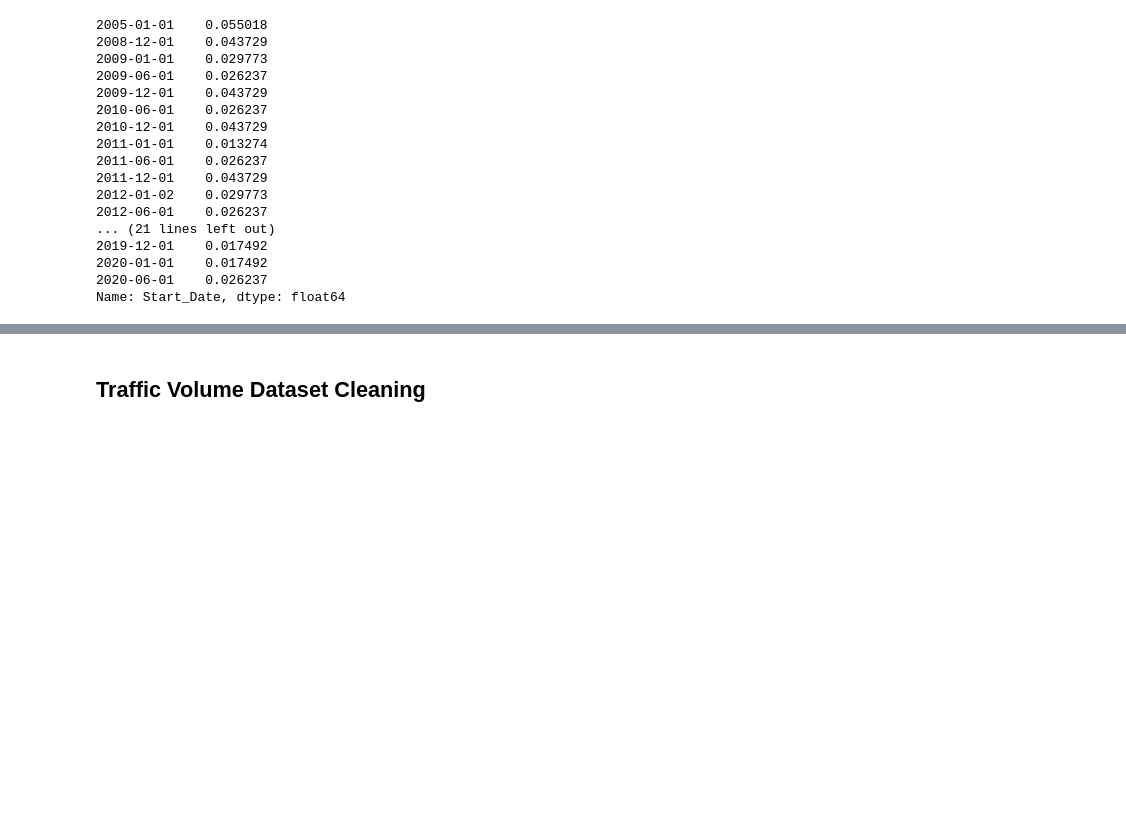
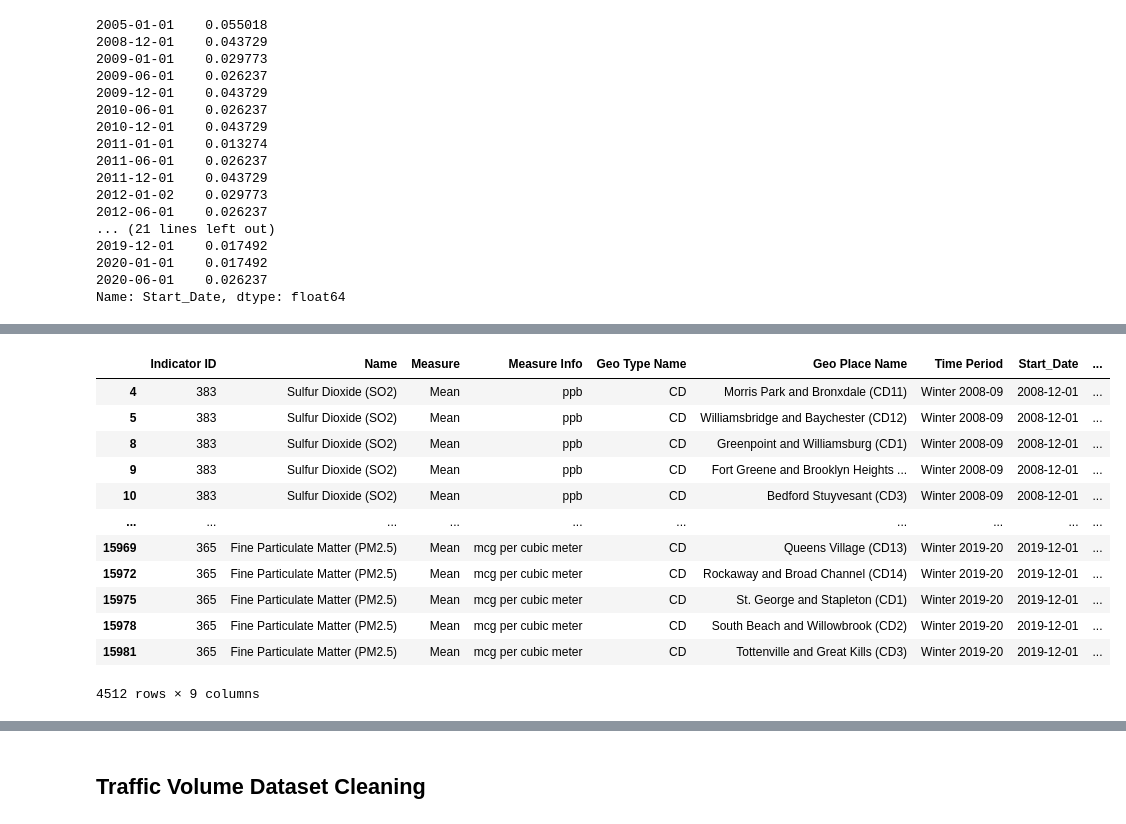
Before and after one commit to daniel-a-r/ccny_data_science_project, a Jupyter notebook: data_science_project.ipynb, the cells around one changed output, grey strips where cells are left out. Cells and saved outputs as stored; diff of their text form; code cells hidden in the pictures; blank space fills up the shorter version.

Commit message:
Clean air quality data

```diff
--- a/data_science_project.ipynb
+++ b/data_science_project.ipynb
@@ -311,0 +367,16 @@ Name: Start_Date, dtype: float64
+# %%
+air_quality[air_quality['Time Period'].str.contains('Winter')]
+# %% [output]
+|  | Indicator ID | Name | Measure | Measure Info | Geo Type Name | Geo Place Name | Time Period | Start_Date | ... |
+| 4 | 383 | Sulfur Dioxide (SO2) | Mean | ppb | CD | Morris Park and Bronxdale (CD11) | Winter 2008-09 | 2008-12-01 | ... |
+| 5 | 383 | Sulfur Dioxide (SO2) | Mean | ppb | CD | Williamsbridge and Baychester (CD12) | Winter 2008-09 | 2008-12-01 | ... |
+| 8 | 383 | Sulfur Dioxide (SO2) | Mean | ppb | CD | Greenpoint and Williamsburg (CD1) | Winter 2008-09 | 2008-12-01 | ... |
+| 9 | 383 | Sulfur Dioxide (SO2) | Mean | ppb | CD | Fort Greene and Brooklyn Heights ... | Winter 2008-09 | 2008-12-01 | ... |
+| 10 | 383 | Sulfur Dioxide (SO2) | Mean | ppb | CD | Bedford Stuyvesant (CD3) | Winter 2008-09 | 2008-12-01 | ... |
+| ... | ... | ... | ... | ... | ... | ... | ... | ... | ... |
+| 15969 | 365 | Fine Particulate Matter (PM2.5) | Mean | mcg per cubic meter | CD | Queens Village (CD13) | Winter 2019-20 | 2019-12-01 | ... |
+| 15972 | 365 | Fine Particulate Matter (PM2.5) | Mean | mcg per cubic meter | CD | Rockaway and Broad Channel (CD14) | Winter 2019-20 | 2019-12-01 | ... |
+| 15975 | 365 | Fine Particulate Matter (PM2.5) | Mean | mcg per cubic meter | CD | St. George and Stapleton (CD1) | Winter 2019-20 | 2019-12-01 | ... |
+| 15978 | 365 | Fine Particulate Matter (PM2.5) | Mean | mcg per cubic meter | CD | South Beach and Willowbrook (CD2) | Winter 2019-20 | 2019-12-01 | ... |
+| 15981 | 365 | Fine Particulate Matter (PM2.5) | Mean | mcg per cubic meter | CD | Tottenville and Great Kills (CD3) | Winter 2019-20 | 2019-12-01 | ... |
+4512 rows × 9 columns
```
Also changed, not shown: parts of 30 cells of this notebook.
